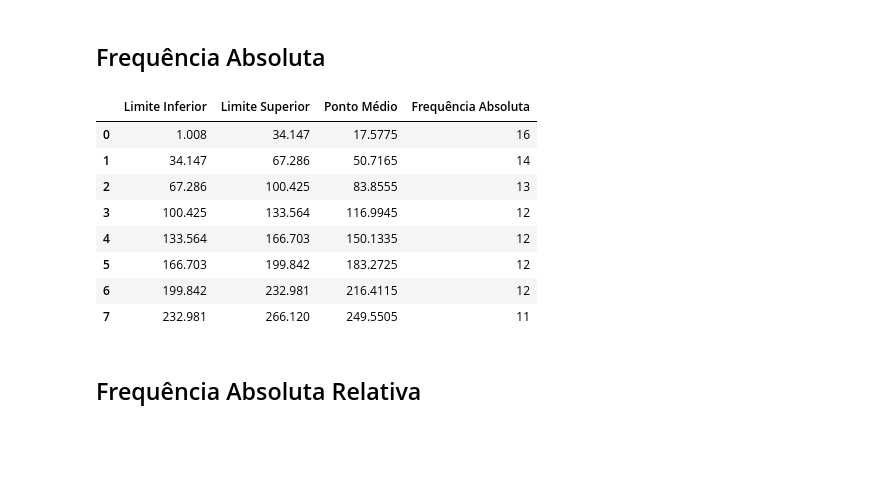
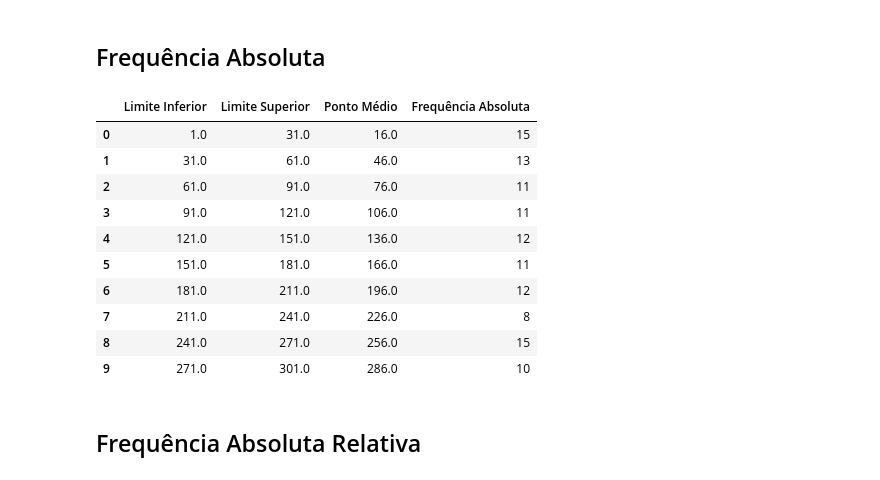
Before and after one commit to rogerioribeiromacedo/estatistica_com_python, a Jupyter notebook: periodic_table.ipynb, the cells around one changed output. Cells and saved outputs as stored; diff of their text form; code cells hidden in the pictures; blank space fills up the shorter version.

```diff
--- a/periodic_table.ipynb
+++ b/periodic_table.ipynb
@@ -277,8 +281,8 @@ df_estatisticas.to_csv('estatisticas.csv', encoding='utf-8', index=False, sep=';
 # %% [markdown]
 <h2>Máximo, mínimo e amplitude do conjunto de dados </h2>
 # %%
-max_massa_atomica = np.around(df2['MassaAtomica'].max(), 4)
-min_massa_atomica = np.around(df2['MassaAtomica'].min(), 4)
+max_massa_atomica = np.around(df['MassaAtomica'].max(), 4)
+min_massa_atomica = np.around(df['MassaAtomica'].min(), 4)
 amplit_conj_dados = np.around(max_massa_atomica - min_massa_atomica, 4)
 
 print('Maior massa atômica: {0:.4f}'.format(max_massa_atomica))
@@ -295,6 +299,13 @@ n = len(df2)
 k = np.sqrt(n)
 print('Quantidade de classes (regra da raiz quadrada): {0:.4f}'.format(k))
 
-# pelo bom senso consideraremos 8 classes
-k = 8
+# pelo bom senso consideraremos...
+if n <= 50:
+    k = 5
+elif (n > 50) and (n <= 100):
+    k = 8
+elif (n > 100) and (n <= 200 ):
+    k = 10
+
+print('Quantidade de classes (bom senso): {0:.0f}'.format(k))
 # %% [output]
@@ -303,3 +315,7 @@ Quantidade de classes (regra da raiz quadrada): 10.1489
 <h2>Amplitude das classes</h2>
 # %%
 amplit_classes = np.around(amplit_conj_dados / k, 4)
+print("Amplitude da classe (original): {0:.2f}".format(amplit_classes))
+
+amplit_classes = np.ceil(amplit_classes)
+print("Arredondando para cima {0:.2f}".format(amplit_classes))
@@ -307,7 +326,7 @@ amplit_classes = np.around(amplit_conj_dados / k, 4)
 <h2>DataFrame das classes</h2>
 # %%
 limites = []
-minimo = min_massa_atomica
+minimo = 1  #min_massa_atomica
 for i in range(0, (k)):
     maximo = np.around((minimo + amplit_classes), 4)
 
@@ -324,24 +343,26 @@ df_classes = pd.DataFrame(limites, columns=['Limite Inferior', 'Limite Superior'
 # %%
 # Calculando frequências
 frequencias = []
 for limite in limites:
-    qtde = df2[(df2["MassaAtomica"] >= limite[0]) & (df2["MassaAtomica"] < limite[1])]['MassaAtomica'].count()
+    qtde = df[(df["MassaAtomica"] >= limite[0]) & (df["MassaAtomica"] < limite[1])]['MassaAtomica'].count()
     frequencias.append(qtde)
 
 # Adicionando coluna de frequência absoluta
 pos_coluna = len(df_classes.columns)
 df_classes.insert(pos_coluna, 'Frequência Absoluta', frequencias, True)
 df_classes
 # %% [output]
 |  | Limite Inferior | Limite Superior | Ponto Médio | Frequência Absoluta |
-| 0 | 1.008 | 34.147 | 17.5775 | 16 |
-| 1 | 34.147 | 67.286 | 50.7165 | 14 |
-| 2 | 67.286 | 100.425 | 83.8555 | 13 |
-| 3 | 100.425 | 133.564 | 116.9945 | 12 |
-| 4 | 133.564 | 166.703 | 150.1335 | 12 |
-| 5 | 166.703 | 199.842 | 183.2725 | 12 |
-| 6 | 199.842 | 232.981 | 216.4115 | 12 |
-| 7 | 232.981 | 266.120 | 249.5505 | 11 |
+| 0 | 1.0 | 31.0 | 16.0 | 15 |
+| 1 | 31.0 | 61.0 | 46.0 | 13 |
+| 2 | 61.0 | 91.0 | 76.0 | 11 |
+| 3 | 91.0 | 121.0 | 106.0 | 11 |
+| 4 | 121.0 | 151.0 | 136.0 | 12 |
+| 5 | 151.0 | 181.0 | 166.0 | 11 |
+| 6 | 181.0 | 211.0 | 196.0 | 12 |
+| 7 | 211.0 | 241.0 | 226.0 | 8 |
+| 8 | 241.0 | 271.0 | 256.0 | 15 |
+| 9 | 271.0 | 301.0 | 286.0 | 10 |
 # %% [markdown]
 <h2>Frequência Absoluta Relativa</h2>
 # %%
```
Also changed, not shown: parts of 37 cells of this notebook.
